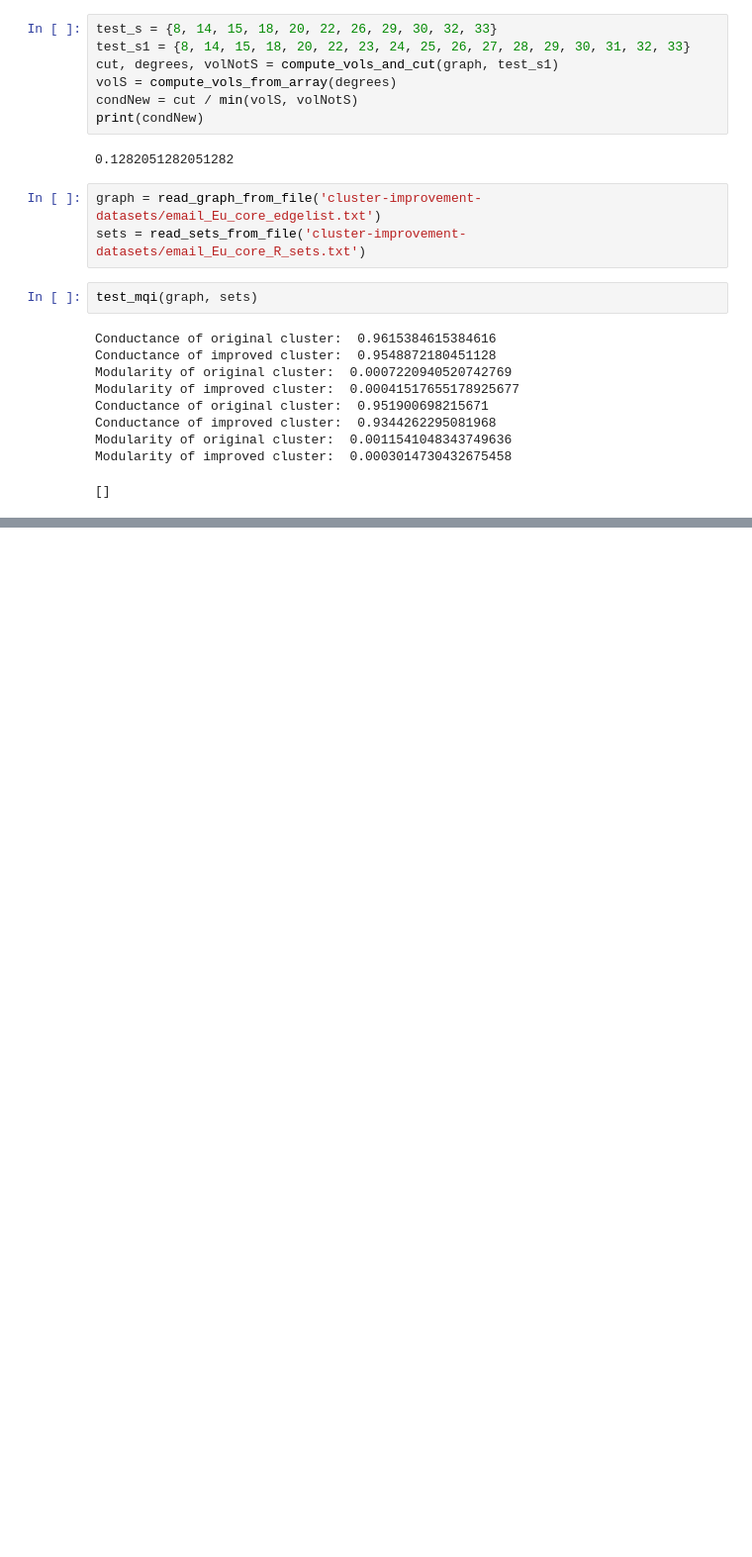
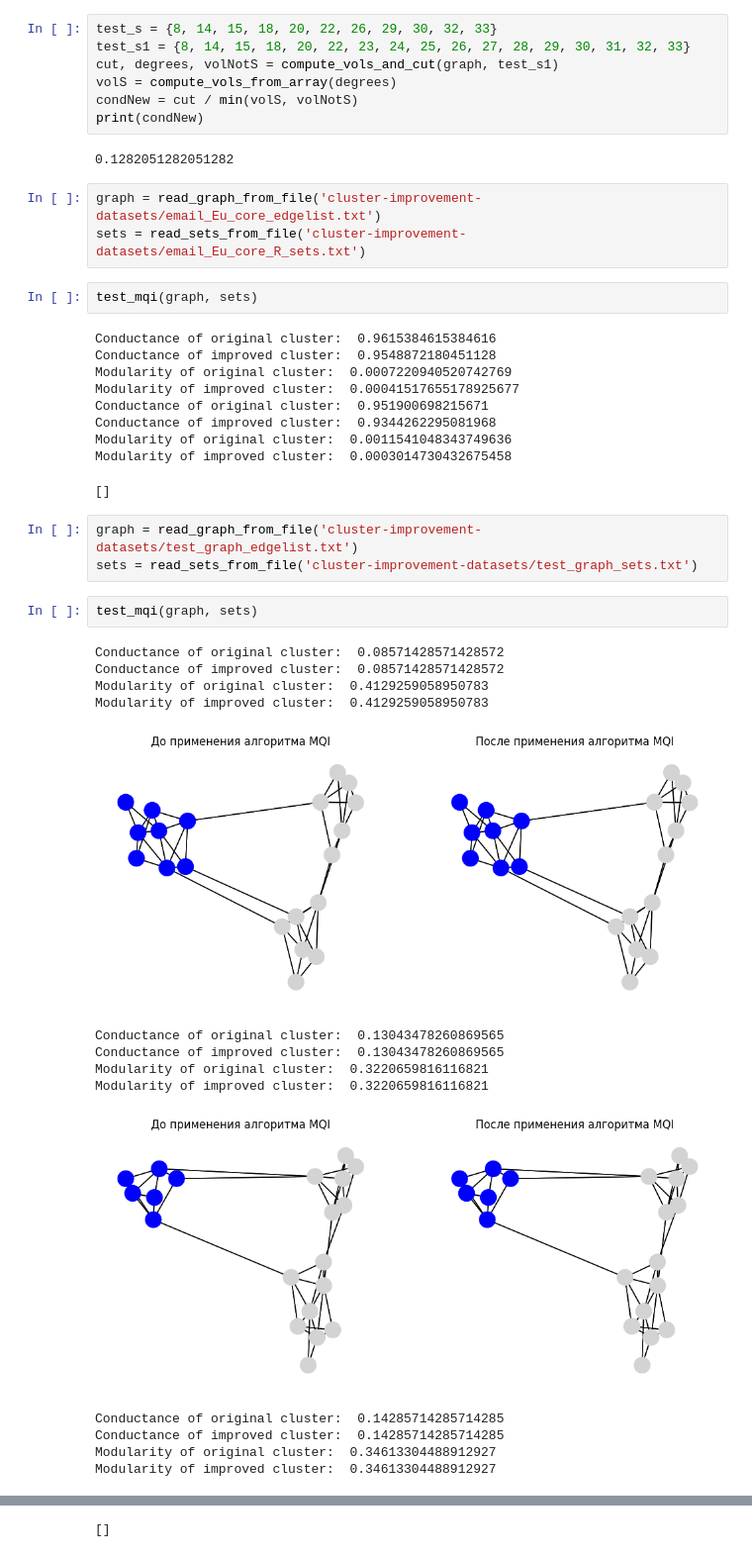
Before and after one commit to asavershin/AvershinAS, a Jupyter notebook: test_cluster_datasets.ipynb, the cells around one changed output, grey strips where cells are left out. Shown at 99% size. Cells and saved outputs as stored; diff of their text form; blank space fills up the shorter version.

Commit message:
Added test_graph dataset

```diff
--- a/test_cluster_datasets.ipynb
+++ b/test_cluster_datasets.ipynb
@@ -187,3 +187,23 @@ Conductance of improved cluster:  0.9344262295081968
 Modularity of original cluster:  0.0011541048343749636
 Modularity of improved cluster:  0.0003014730432675458
 []
+# %%
+graph = read_graph_from_file('cluster-improvement-datasets/test_graph_edgelist.txt')
+sets = read_sets_from_file('cluster-improvement-datasets/test_graph_sets.txt')
+# %%
+test_mqi(graph, sets)
+# %% [output]
+Conductance of original cluster:  0.08571428571428572
+Conductance of improved cluster:  0.08571428571428572
+Modularity of original cluster:  0.4129259058950783
+Modularity of improved cluster:  0.4129259058950783
+[figure, added]
+Conductance of original cluster:  0.13043478260869565
+Conductance of improved cluster:  0.13043478260869565
+Modularity of original cluster:  0.3220659816116821
+Modularity of improved cluster:  0.3220659816116821
+[figure, added]
+Conductance of original cluster:  0.14285714285714285
+Conductance of improved cluster:  0.14285714285714285
+Modularity of original cluster:  0.34613304488912927
+Modularity of improved cluster:  0.34613304488912927
@@ -189,0 +211 @@ Modularity of improved cluster:  0.0003014730432675458
+[]
```
Also changed, not shown: parts of 2 cells of this notebook, 2 other files.
